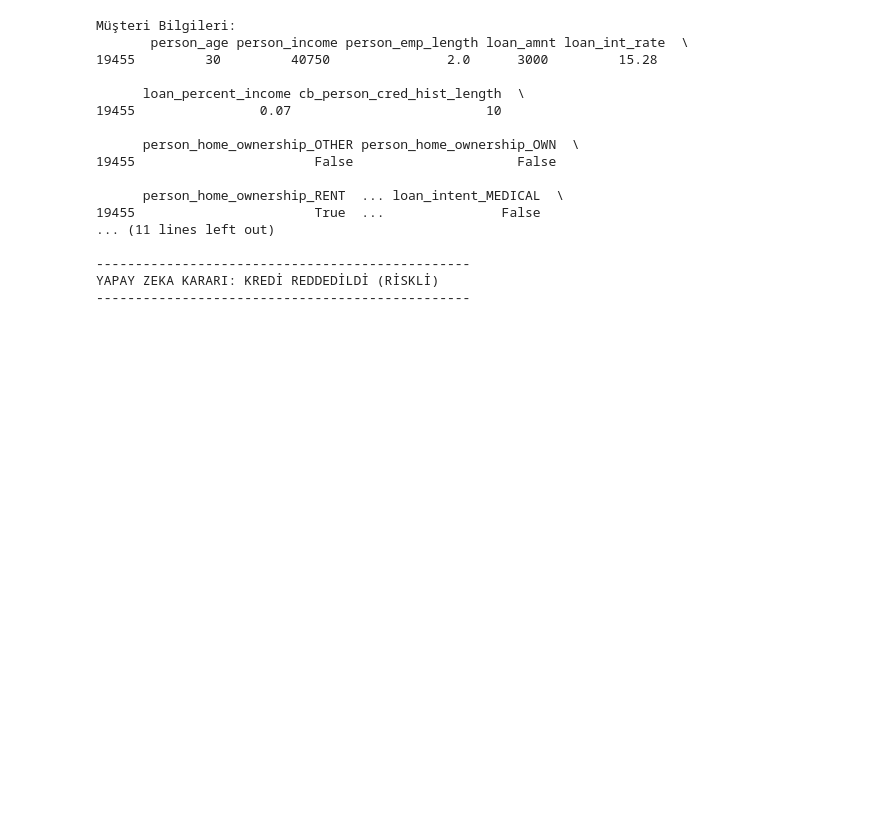
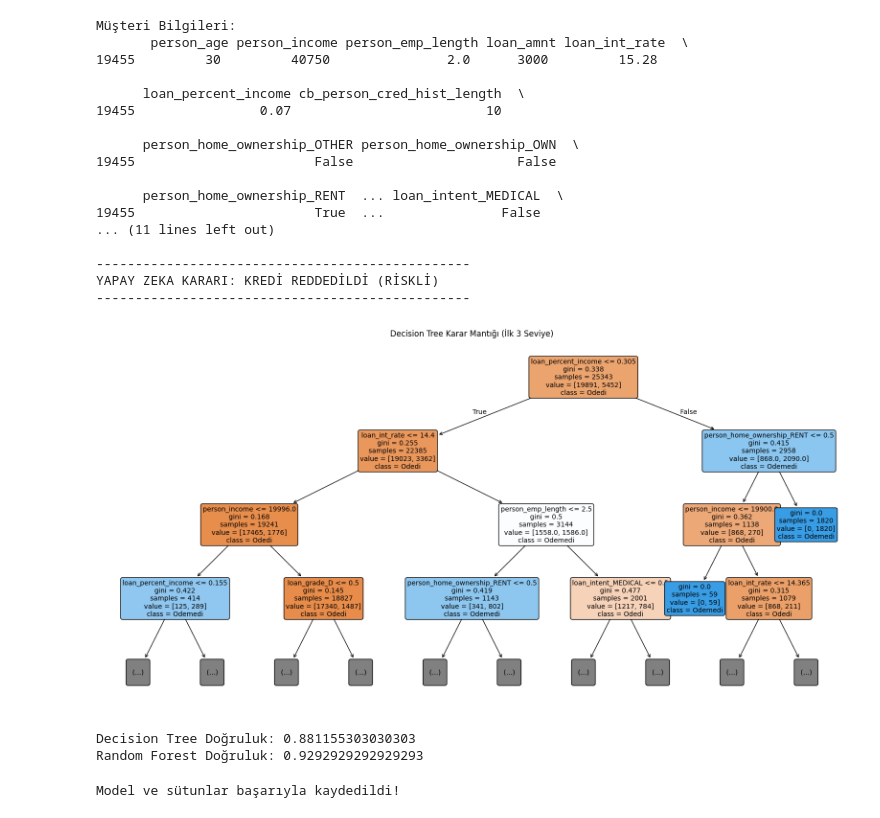
Before and after one commit to yousurff/credit-risk-analysis, a Jupyter notebook: project.ipynb, the cells around one changed output. Saved outputs shown, nothing was run; the diff lists cells and outputs as text; code cells hidden in the pictures; blank space fills up the shorter version.

```diff
--- a/project.ipynb
+++ b/project.ipynb
@@ -157,3 +160,40 @@ Müşteri Bilgileri:
 ------------------------------------------------
 YAPAY ZEKA KARARI: KREDİ REDDEDİLDİ (RİSKLİ)
 ------------------------------------------------
+# %%
+from sklearn.tree import plot_tree
+
+plt.figure(figsize=(20, 10))
+plot_tree(model,
+          feature_names=X.columns,
+          class_names=['Odedi', 'Odemedi'],
+          filled=True,
+          rounded=True,
+          max_depth=3,
+          fontsize=10)
+plt.title("Decision Tree Karar Mantığı (İlk 3 Seviye)")
+plt.show()
+# %% [output]
+[figure, added]
+# %%
+from sklearn.ensemble import RandomForestClassifier
+
+rf_model = RandomForestClassifier(random_state=42)
+rf_model.fit(X_train, y_train)
+y_pred_rf = rf_model.predict(X_test)
+
+print("Decision Tree Doğruluk:", accuracy_score(y_test, y_pred))
+print("Random Forest Doğruluk:", accuracy_score(y_test, y_pred_rf))
+# %% [output]
+Decision Tree Doğruluk: 0.881155303030303
+Random Forest Doğruluk: 0.9292929292929293
+# %%
+import joblib
+
+joblib.dump(model, 'decision_tree_model.pkl')
+
+joblib.dump(X.columns, 'model_columns.pkl')
+
+print("Model ve sütunlar başarıyla kaydedildi!")
+# %% [output]
+Model ve sütunlar başarıyla kaydedildi!
```
Also changed, not shown: parts of 1 cell of this notebook, 6 other files.
